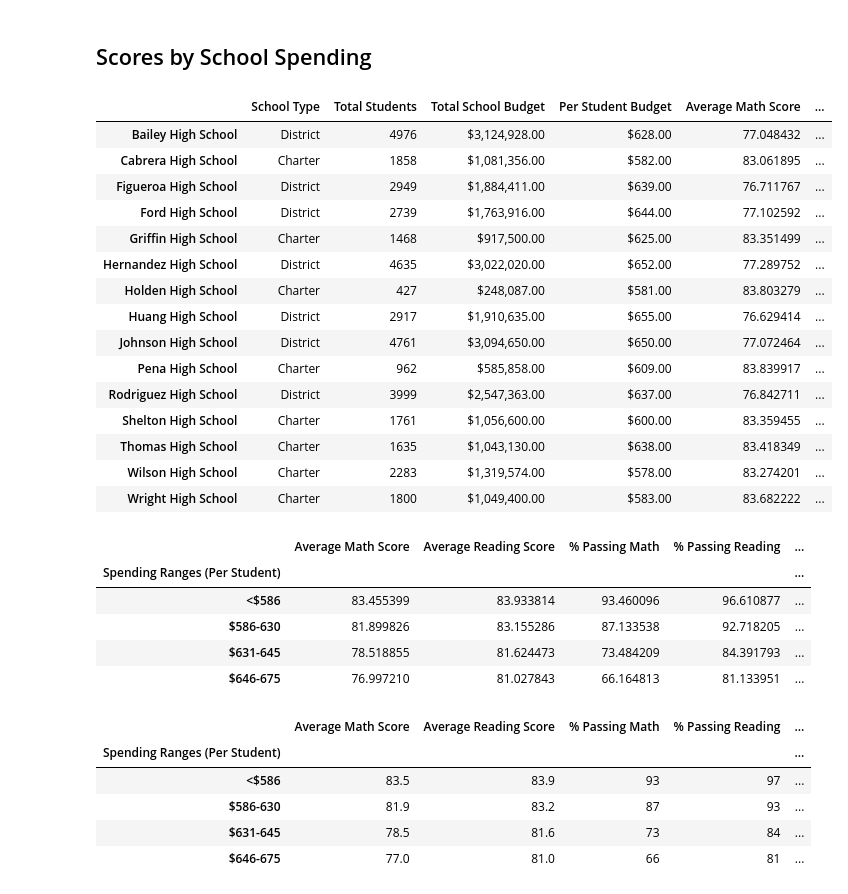
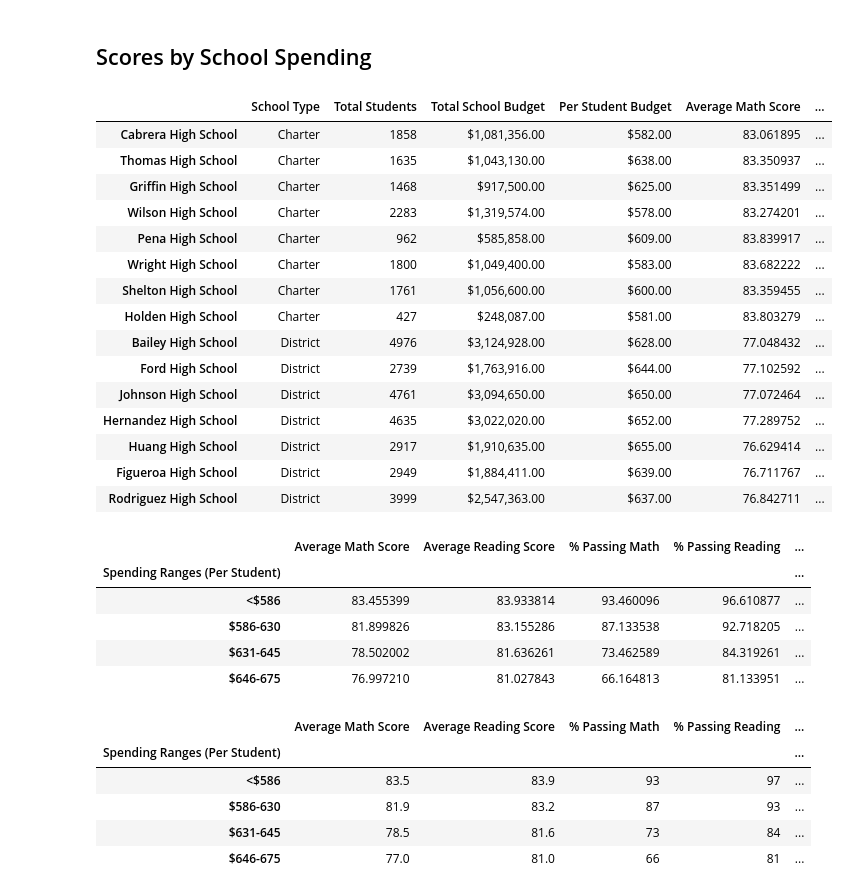
Before and after one commit to begarrett90/School_District_Analysis, a Jupyter notebook: PyCitySchools_Challenge.ipynb, the cells around one changed output. Cells and saved outputs as stored; diff of their text form; code cells hidden in the pictures.

Commit message:
School_District_Analysis Final Code

```diff
--- a/PyCitySchools_Challenge.ipynb
+++ b/PyCitySchools_Challenge.ipynb
@@ -244,13 +267,13 @@ THS_student_count_1012 = per_school_summary_df.iloc[12,1] - (student_data_df.loc
 # %%
 # Step 6. Get all the students passing math from THS
 
-THS_passing_math = clean_student_data.loc[(clean_student_data['school_name'] == 'Thomas High School') & (clean_student_data['math_score'] >= 70)]
+THS_passing_math = school_data_complete_df.loc[(student_data_df['school_name'] == 'Thomas High School') & (student_data_df['math_score'] >= 70)]
 # %%
 # Step 7. Get all the students passing reading from THS
-THS_passing_reading = clean_student_data.loc[(clean_student_data['school_name'] == 'Thomas High School') & (clean_student_data['reading_score'] >= 70)]
+THS_passing_reading = school_data_complete_df.loc[(student_data_df['school_name'] == 'Thomas High School') & (student_data_df['reading_score'] >= 70)]
 # %%
 # Step 8. Get all the students passing math and reading from THS
-THS_passing_math_reading = clean_student_data.loc[(clean_student_data['school_name'] == 'Thomas High School') & (clean_student_data['reading_score'] >= 70) & (clean_student_data['math_score'] >= 70)]
+THS_passing_math_reading = school_data_complete_df.loc[(student_data_df['school_name'] == 'Thomas High School') & (student_data_df['reading_score'] >= 70) & (student_data_df['math_score'] >= 70)]
 # %%
 # Step 9. Calculate the percentage of 10th-12th grade students passing math from Thomas High School.
 THS_math_passing_percentage = (THS_passing_math.count()['Student ID']/float(THS_student_count_1012))*100
@@ -439,30 +500,30 @@ Wright High School     83.8  83.8  84.2  84.1
 # %%
 # Establish the spending bins and group names.
 spending_bins = [0, 585, 630, 645, 675]
 group_names = ["<$586", "$586-630", "$631-645", "$646-675"]
 
 
 # Categorize spending based on the bins.
 per_school_summary_df["Spending Ranges (Per Student)"] = pd.cut(per_school_capita, spending_bins, labels=group_names)
 
-per_school_summary_df
+per_school_summary_df.sort_values(by = "% Overall Passing", ascending = False)
 # %% [output]
 |  | School Type | Total Students | Total School Budget | Per Student Budget | Average Math Score | ... |
+| Cabrera High School | Charter | 1858 | $1,081,356.00 | $582.00 | 83.061895 | ... |
+| Thomas High School | Charter | 1635 | $1,043,130.00 | $638.00 | 83.350937 | ... |
+| Griffin High School | Charter | 1468 | $917,500.00 | $625.00 | 83.351499 | ... |
+| Wilson High School | Charter | 2283 | $1,319,574.00 | $578.00 | 83.274201 | ... |
+| Pena High School | Charter | 962 | $585,858.00 | $609.00 | 83.839917 | ... |
+| Wright High School | Charter | 1800 | $1,049,400.00 | $583.00 | 83.682222 | ... |
+| Shelton High School | Charter | 1761 | $1,056,600.00 | $600.00 | 83.359455 | ... |
+| Holden High School | Charter | 427 | $248,087.00 | $581.00 | 83.803279 | ... |
 | Bailey High School | District | 4976 | $3,124,928.00 | $628.00 | 77.048432 | ... |
-| Cabrera High School | Charter | 1858 | $1,081,356.00 | $582.00 | 83.061895 | ... |
+| Ford High School | District | 2739 | $1,763,916.00 | $644.00 | 77.102592 | ... |
+| Johnson High School | District | 4761 | $3,094,650.00 | $650.00 | 77.072464 | ... |
+| Hernandez High School | District | 4635 | $3,022,020.00 | $652.00 | 77.289752 | ... |
+| Huang High School | District | 2917 | $1,910,635.00 | $655.00 | 76.629414 | ... |
 | Figueroa High School | District | 2949 | $1,884,411.00 | $639.00 | 76.711767 | ... |
-| Ford High School | District | 2739 | $1,763,916.00 | $644.00 | 77.102592 | ... |
-| Griffin High School | Charter | 1468 | $917,500.00 | $625.00 | 83.351499 | ... |
-| Hernandez High School | District | 4635 | $3,022,020.00 | $652.00 | 77.289752 | ... |
-| Holden High School | Charter | 427 | $248,087.00 | $581.00 | 83.803279 | ... |
-| Huang High School | District | 2917 | $1,910,635.00 | $655.00 | 76.629414 | ... |
-| Johnson High School | District | 4761 | $3,094,650.00 | $650.00 | 77.072464 | ... |
-| Pena High School | Charter | 962 | $585,858.00 | $609.00 | 83.839917 | ... |
 | Rodriguez High School | District | 3999 | $2,547,363.00 | $637.00 | 76.842711 | ... |
-| Shelton High School | Charter | 1761 | $1,056,600.00 | $600.00 | 83.359455 | ... |
-| Thomas High School | Charter | 1635 | $1,043,130.00 | $638.00 | 83.418349 | ... |
-| Wilson High School | Charter | 2283 | $1,319,574.00 | $578.00 | 83.274201 | ... |
-| Wright High School | Charter | 1800 | $1,049,400.00 | $583.00 | 83.682222 | ... |
 # %%
 # Calculate averages for the desired columns.
 spending_math_scores = per_school_summary_df.groupby(["Spending Ranges (Per Student)"]).mean()["Average Math Score"]
@@ -489,7 +550,7 @@ spending_summary_df
 | Spending Ranges (Per Student) |  |  |  |  | ... |
 | <$586 | 83.455399 | 83.933814 | 93.460096 | 96.610877 | ... |
 | $586-630 | 81.899826 | 83.155286 | 87.133538 | 92.718205 | ... |
-| $631-645 | 78.518855 | 81.624473 | 73.484209 | 84.391793 | ... |
+| $631-645 | 78.502002 | 81.636261 | 73.462589 | 84.319261 | ... |
 | $646-675 | 76.997210 | 81.027843 | 66.164813 | 81.133951 | ... |
 # %%
 # Format the DataFrame
```
Also changed, not shown: parts of 12 cells of this notebook.
